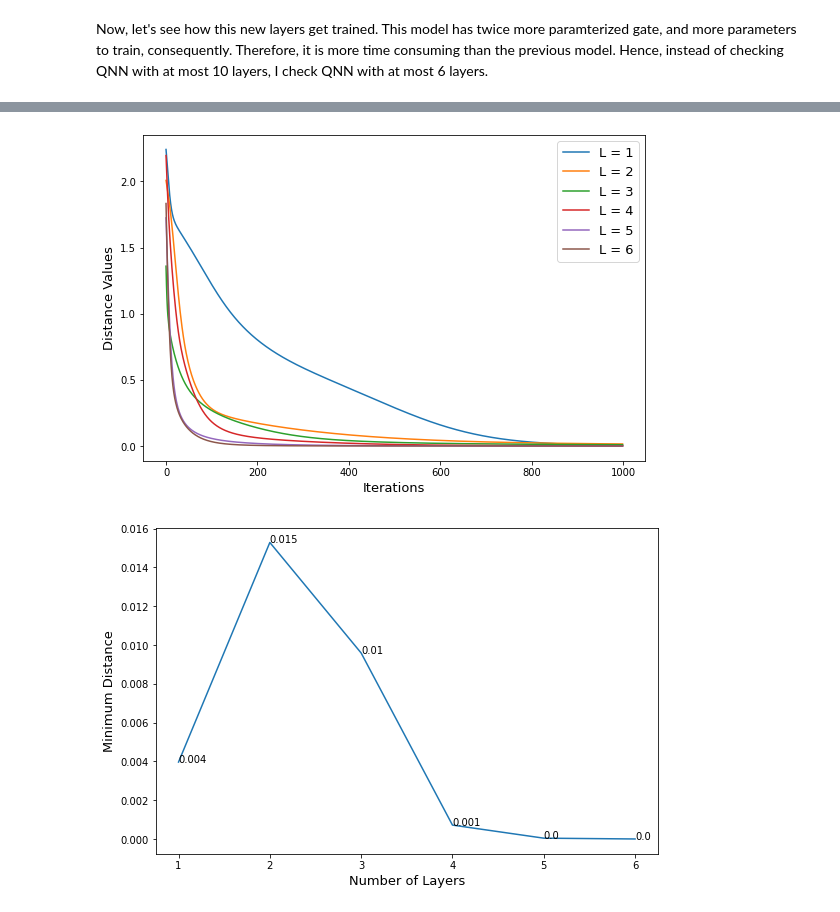
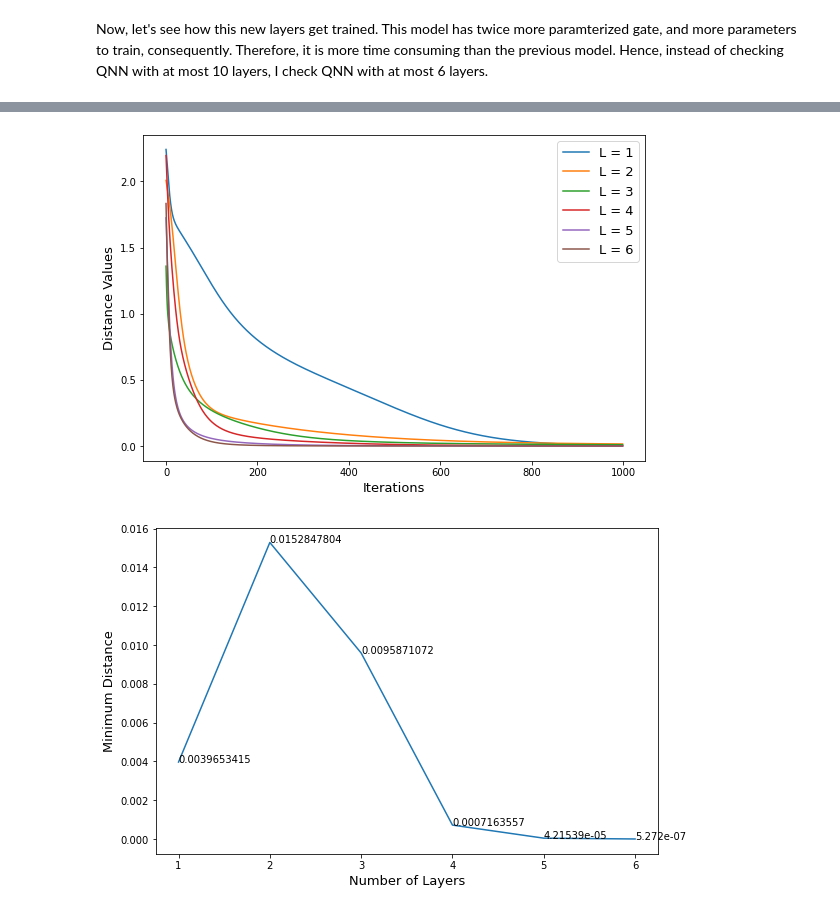
Before and after one commit to nargesalavi/Quantum-Open-Source-Foundation-Mentorship, a Jupyter notebook: QNN_Optimization.ipynb, the cells around one changed output, grey strips where cells are left out. Drawn from its saved outputs; the diff is of its cells as text; code cells hidden in the pictures.

```diff
--- a/QNN_Optimization.ipynb
+++ b/QNN_Optimization.ipynb
@@ -469,29 +469,29 @@ Training finished.
 # %%
 plt.figure(figsize=(9, 6))
 min_e = []
 number_of_L = []
 for l in range(1,L+1):
   with open('/content/mydrive/model2_layer_{}'.format(l)) as f:
       evalues  = f.read().splitlines()
   evalues = [float(i) for i in evalues]
   min_e .append(evalues[len(evalues)-1])
   number_of_L.append(l)
   label='L = {}'.format(l)
   #plt.plot(aliceboblosses[:steps], label='Alice_Bob')
   plt.plot(evalues,label = label)
 plt.xlabel("Iterations", fontsize=13)
 plt.ylabel("Distance Values", fontsize=13)
 plt.legend(fontsize=13)
 plt.show()
 plt.figure(figsize=(9, 6))
 plt.plot(number_of_L,min_e)
-for i in range(len(min_e)): plt.annotate(np.around(min_e[i], 3), (number_of_L[i], min_e[i]))
+for i in range(len(min_e)): plt.annotate(np.around(min_e[i], 10), (number_of_L[i], min_e[i]))
 plt.xlabel("Number of Layers", fontsize=13)
 plt.ylabel("Minimum Distance", fontsize=13)
 plt.show()
 # %% [output]
 [figure]
-[figure, old version]
+[figure, new version]
 # %%
 L = 10
 learning_rate = 0.1
```
Also changed, not shown: parts of 4 cells of this notebook.
